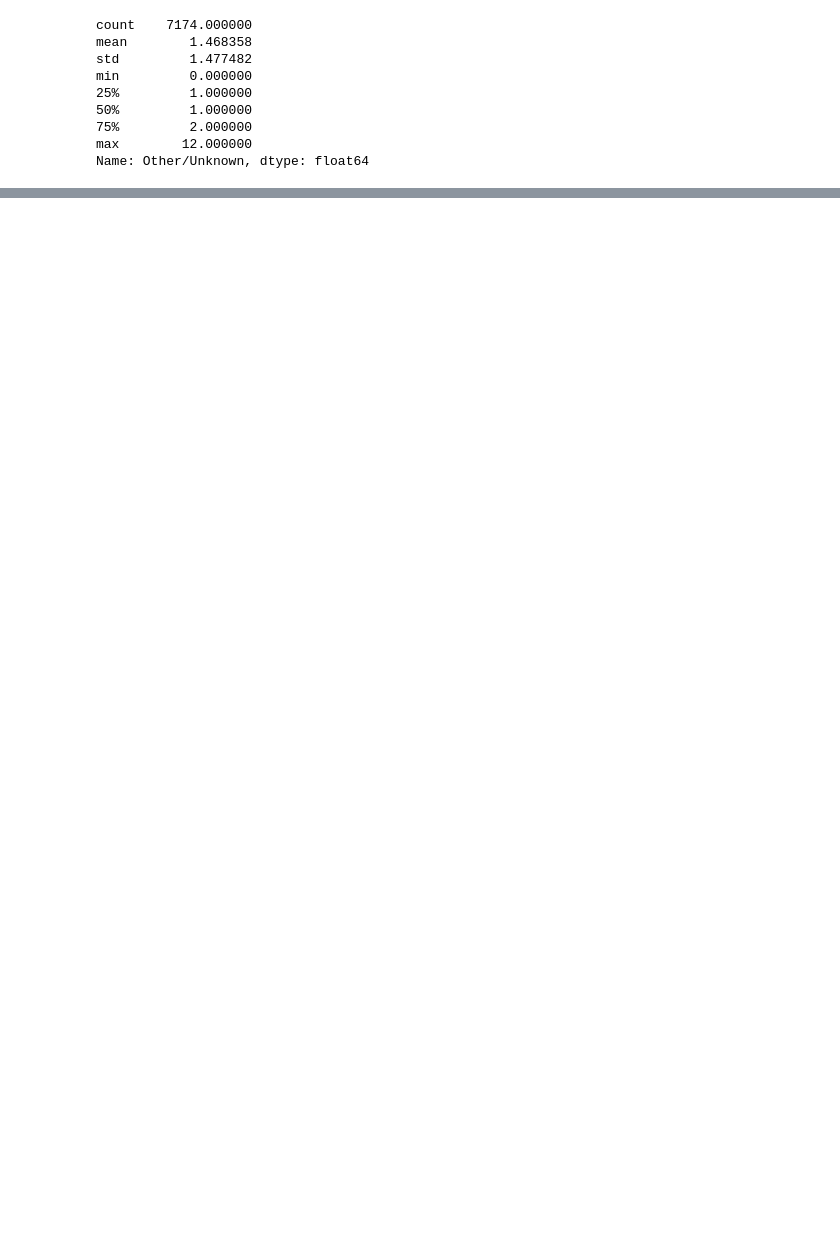
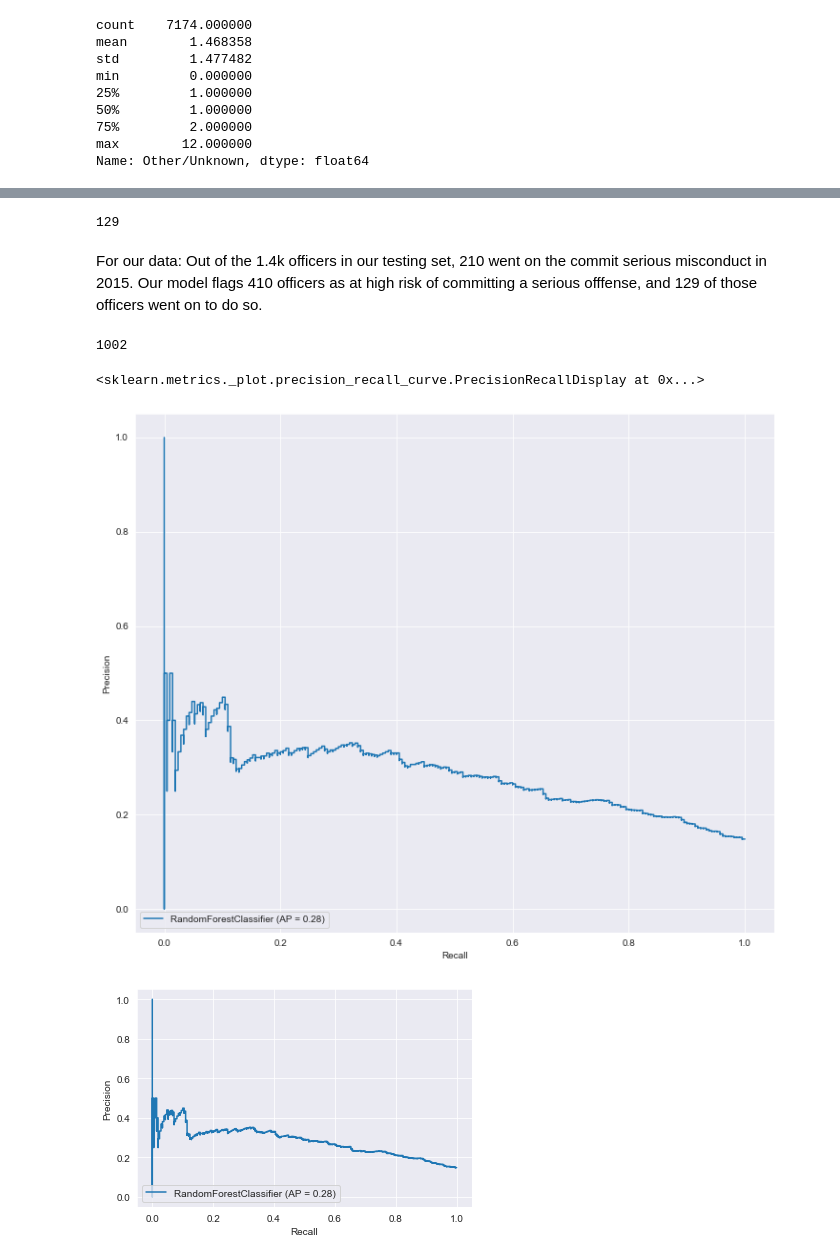
Before and after one commit to lilygrier/Police-Misconduct-ML-2020, a Jupyter notebook: notebooks/Fine_Tuning.ipynb, the cells around one changed output, grey strips where cells are left out. Drawn from its saved outputs; the diff is of its cells as text; code cells hidden in the pictures; blank space fills up the shorter version.

```diff
--- a/notebooks/Fine_Tuning.ipynb
+++ b/notebooks/Fine_Tuning.ipynb
@@ -115,0 +100,6 @@ rf_feature_importances2
+# %%
+train, test = run_model.PreProcessing.tt_split(final_df[[target_col] + cont_feat+cat_feat], 30)
+# %%
+
+normalize_cont = False
+train_X, train_Y, test_X, test_Y, labels = run_model.pre_processing(target_col, train, test, cont_feat, cat_feat, normalize_cont)
@@ -115,0 +127,11 @@ rf_feature_importances2
+# %%
+np.logical_and(test_Y, pred_y).sum()
+# %% [output]
+129
+# %% [markdown]
+For our data:
+Out of the 1.4k officers in our testing set, 210 went on the commit serious misconduct in 2015. Our model flags 410 officers as at high risk of committing a serious offfense, and 129 of those officers went on to do so.
+# %%
+train_Y.sum()+test_Y.sum()
+# %% [output]
+1002
@@ -115,0 +140,10 @@ rf_feature_importances2
+# %%
+# sns.set(rc = {"figure.figsize":(35, 25)})
+fig, (ax_mine) = plt.subplots(1, figsize=(12, 10))
+
+sns.set_style("darkgrid")
+sklearn.metrics.plot_precision_recall_curve(rf, test_X, test_Y).plot(ax=ax_mine)
+# %% [output]
+<sklearn.metrics._plot.precision_recall_curve.PrecisionRecallDisplay at 0x...>
+[figure, added]
+[figure, added]
```
Also changed, not shown: parts of 21 cells of this notebook, 7 other files.
